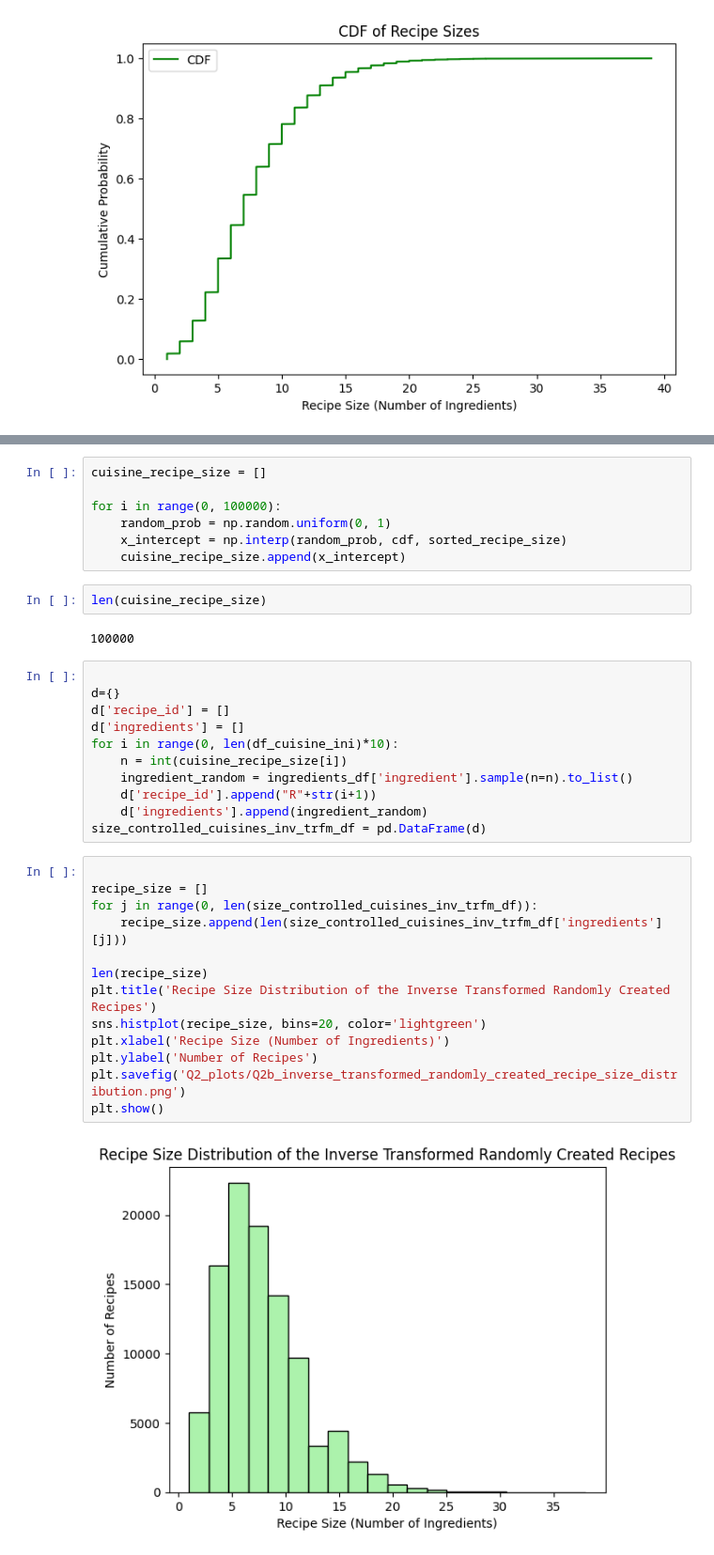
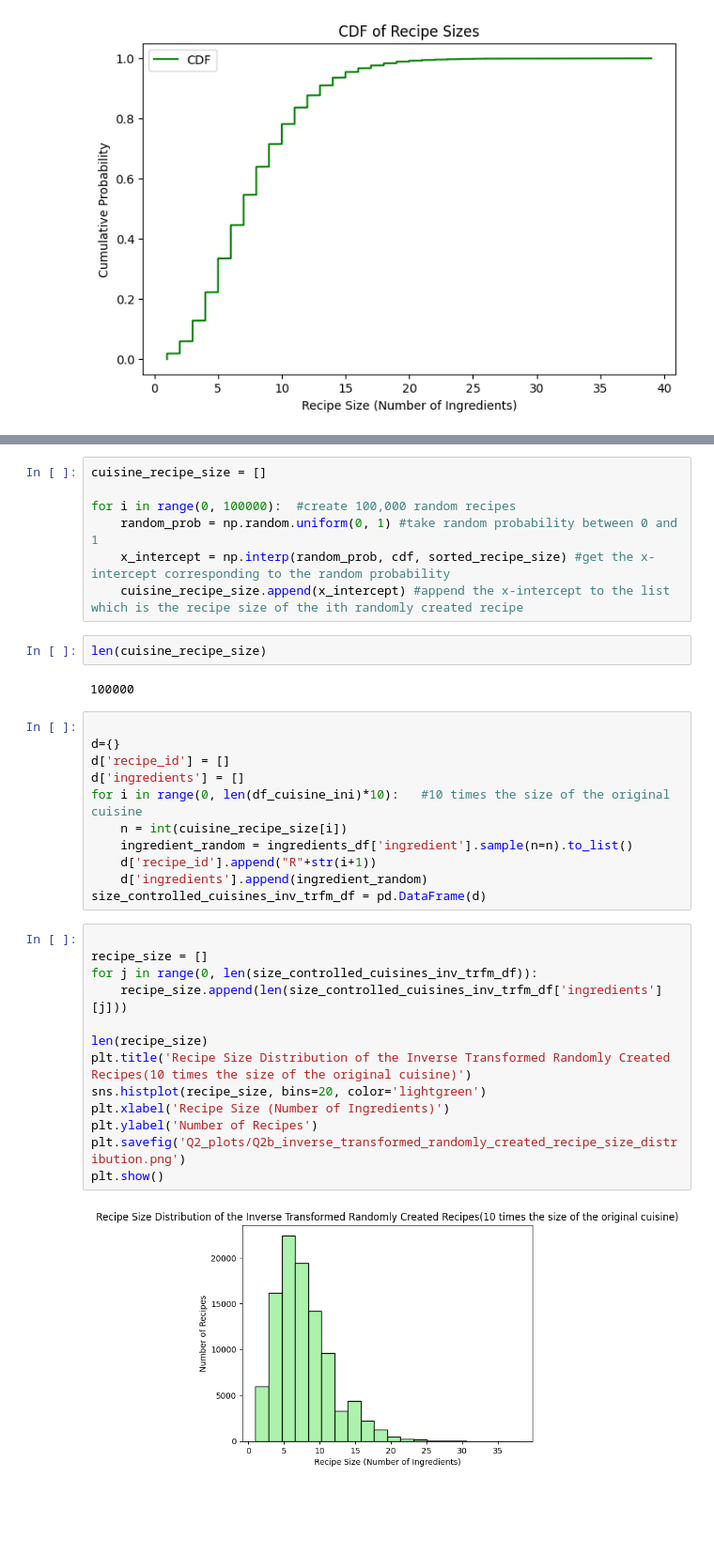
Before and after one commit to oberoir080/CGAS, a Jupyter notebook: Group-16_Assignment2/Q2.ipynb, the cells around one changed output, grey strips where cells are left out. Shown at 94% size. Saved outputs shown, nothing was run; the diff lists cells and outputs as text; blank space fills up the shorter version.

```diff
--- a/Group-16_Assignment2/Q2.ipynb
+++ b/Group-16_Assignment2/Q2.ipynb
@@ -257,10 +235,10 @@ plt.show()
 # %%
 cuisine_recipe_size = []
 
-for i in range(0, 100000):
-    random_prob = np.random.uniform(0, 1)
-    x_intercept = np.interp(random_prob, cdf, sorted_recipe_size)
-    cuisine_recipe_size.append(x_intercept)
+for i in range(0, 100000):  #create 100,000 random recipes
+    random_prob = np.random.uniform(0, 1) #take random probability between 0 and 1
+    x_intercept = np.interp(random_prob, cdf, sorted_recipe_size) #get the x-intercept corresponding to the random probability
+    cuisine_recipe_size.append(x_intercept) #append the x-intercept to the list which is the recipe size of the ith randomly created recipe
 # %%
 len(cuisine_recipe_size)
 # %% [output]
@@ -270,7 +248,7 @@ len(cuisine_recipe_size)
 d={}
 d['recipe_id'] = []
 d['ingredients'] = []
-for i in range(0, len(df_cuisine_ini)*10):
+for i in range(0, len(df_cuisine_ini)*10):   #10 times the size of the original cuisine
     n = int(cuisine_recipe_size[i])
     ingredient_random = ingredients_df['ingredient'].sample(n=n).to_list()
     d['recipe_id'].append("R"+str(i+1))
@@ -279,15 +257,15 @@ size_controlled_cuisines_inv_trfm_df = pd.DataFrame(d)
 # %%
 
 recipe_size = []
 for j in range(0, len(size_controlled_cuisines_inv_trfm_df)):
     recipe_size.append(len(size_controlled_cuisines_inv_trfm_df['ingredients'][j]))
 
 len(recipe_size)
-plt.title('Recipe Size Distribution of the Inverse Transformed Randomly Created Recipes')
+plt.title('Recipe Size Distribution of the Inverse Transformed Randomly Created Recipes(10 times the size of the original cuisine)')
 sns.histplot(recipe_size, bins=20, color='lightgreen')
 plt.xlabel('Recipe Size (Number of Ingredients)')
 plt.ylabel('Number of Recipes')
 plt.savefig('Q2_plots/Q2b_inverse_transformed_randomly_created_recipe_size_distribution.png')
 plt.show()
 # %% [output]
-[figure, old version]
+[figure, new version]
```
Also changed, not shown: parts of 13 cells of this notebook, 23 other files.
